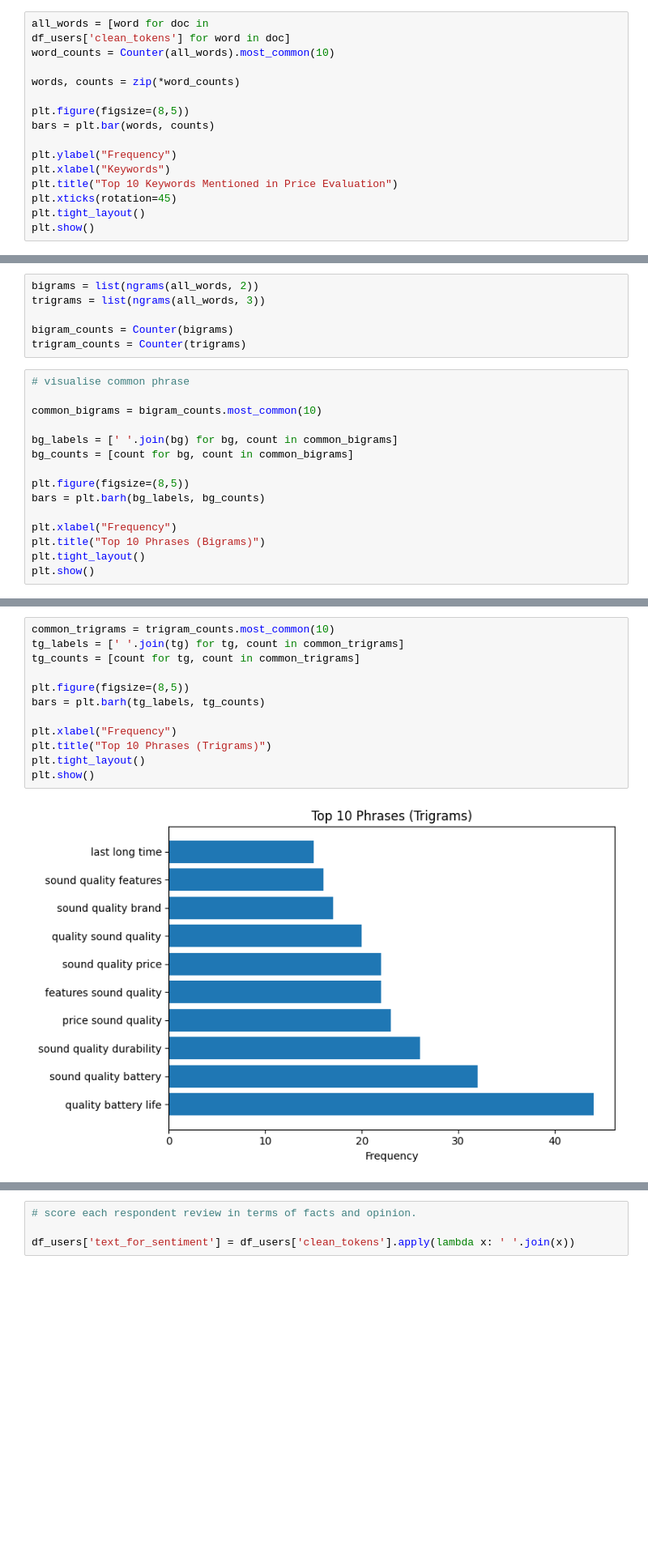
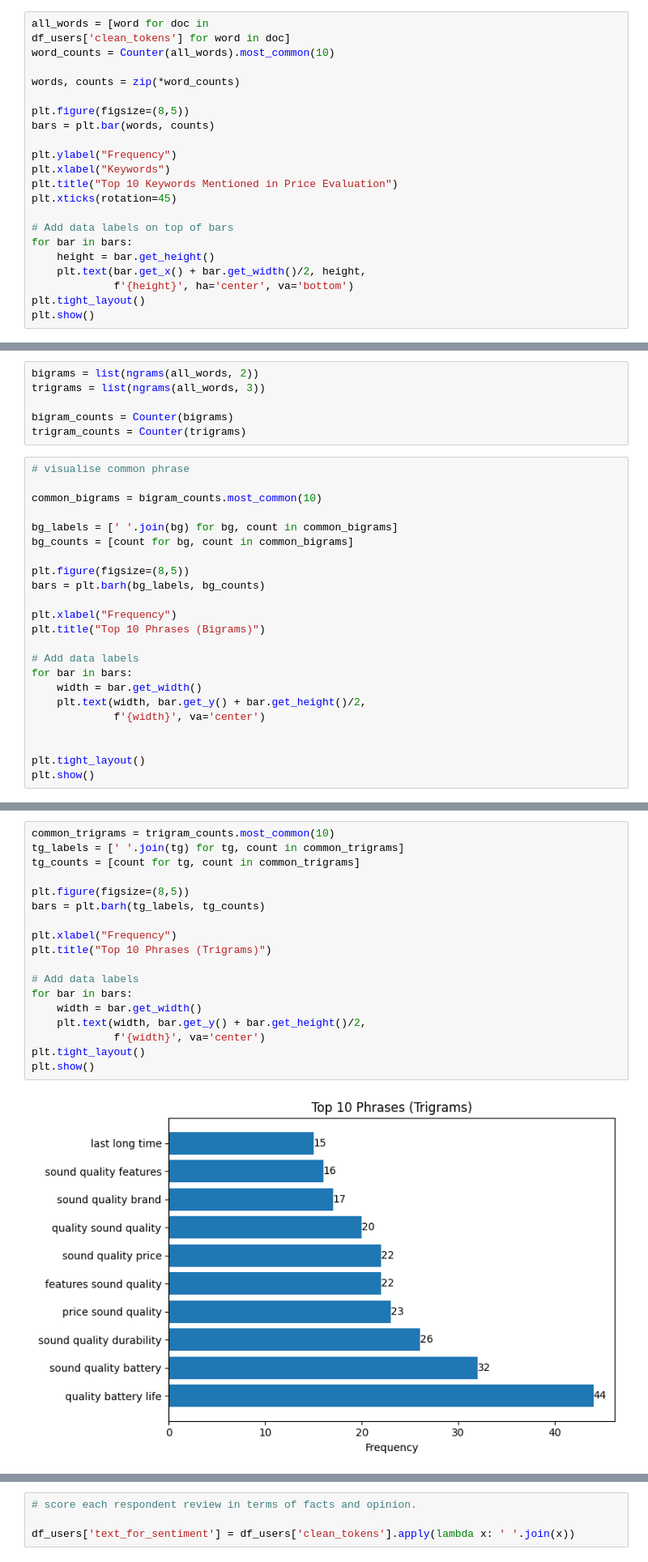
Before and after one commit to uwn-online/Customer-insight-analysis, a Jupyter notebook: notebooks/customer_insight_analysis.ipynb, the cells around one changed output, grey strips where cells are left out. Shown at 81% size. Saved outputs shown, nothing was run; the diff lists cells and outputs as text; blank space fills up the shorter version.

```diff
--- a/notebooks/customer_insight_analysis.ipynb
+++ b/notebooks/customer_insight_analysis.ipynb
@@ -676,6 +631,12 @@ plt.ylabel("Frequency")
 plt.xlabel("Keywords")
 plt.title("Top 10 Keywords Mentioned in Price Evaluation")
 plt.xticks(rotation=45)
+
+# Add data labels on top of bars
+for bar in bars:
+    height = bar.get_height()
+    plt.text(bar.get_x() + bar.get_width()/2, height,
+             f'{height}', ha='center', va='bottom')
 plt.tight_layout()
 plt.show()
 # %% [output]
@@ -703,6 +668,14 @@ bars = plt.barh(bg_labels, bg_counts)
 
 plt.xlabel("Frequency")
 plt.title("Top 10 Phrases (Bigrams)")
+
+# Add data labels
+for bar in bars:
+    width = bar.get_width()
+    plt.text(width, bar.get_y() + bar.get_height()/2,
+             f'{width}', va='center')
+
+
 plt.tight_layout()
 plt.show()
 # %% [output]
@@ -710,14 +687,20 @@ plt.show()
 # %%
 common_trigrams = trigram_counts.most_common(10)
 tg_labels = [' '.join(tg) for tg, count in common_trigrams]
 tg_counts = [count for tg, count in common_trigrams]
 
 plt.figure(figsize=(8,5))
 bars = plt.barh(tg_labels, tg_counts)
 
 plt.xlabel("Frequency")
 plt.title("Top 10 Phrases (Trigrams)")
+
+# Add data labels
+for bar in bars:
+    width = bar.get_width()
+    plt.text(width, bar.get_y() + bar.get_height()/2,
+             f'{width}', va='center')
 plt.tight_layout()
 plt.show()
 # %% [output]
-[figure, old version]
+[figure, new version]
```
Also changed, not shown: parts of 58 cells of this notebook.
